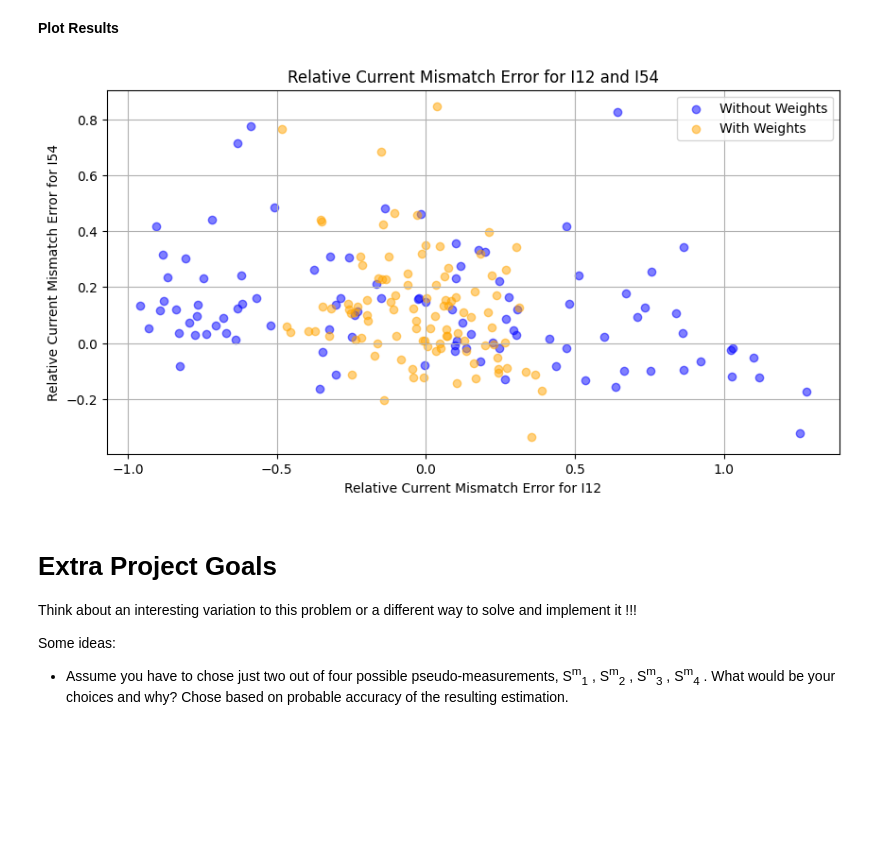
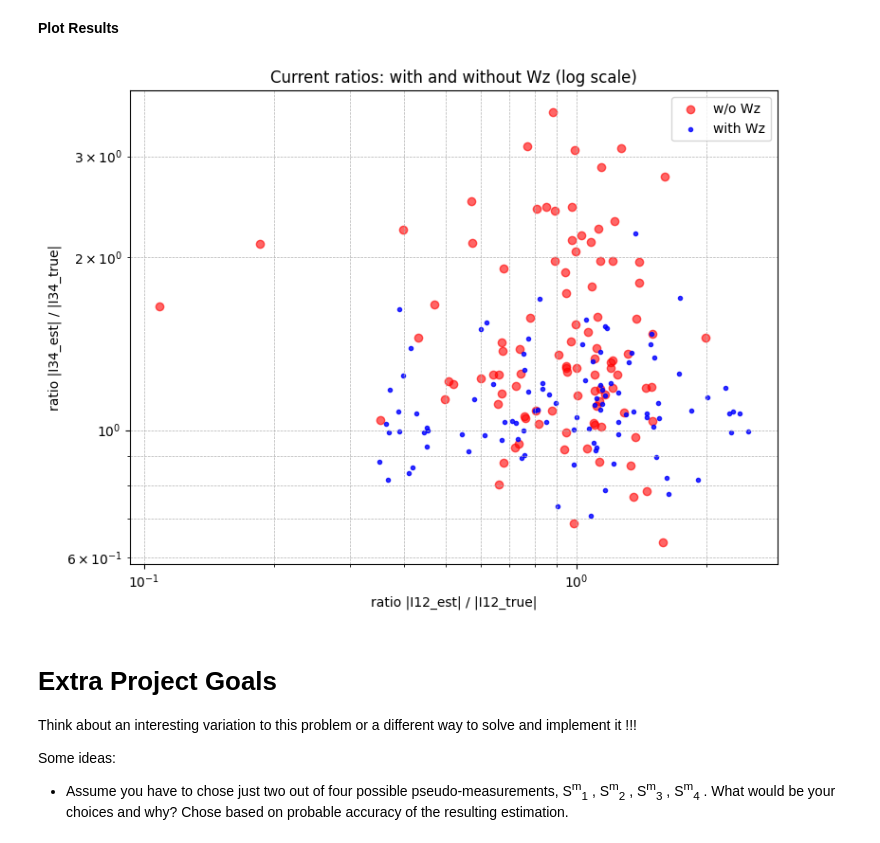
Before and after one commit to matildeaugusto/ADRI, a Jupyter notebook: 3/Class3_Students.ipynb, the cells around one changed output. Drawn from its saved outputs; the diff is of its cells as text; code cells hidden in the pictures; blank space fills up the shorter version.

```diff
--- a/3/Class3_Students.ipynb
+++ b/3/Class3_Students.ipynb
@@ -172,14 +172,15 @@ Hx0s[2,1] = 1
 Hx0s[3,3] = 1
 
 # print matrix Hx, but if 0, print 0 instead of 0+ 0j
-print("\nThe matrix Hx is:", Hx0s, "\n")
+print("\nThe matrix Hx is:\n", Hx0s, "\n")
 
 #State Variables (x) - These variables are the estimated voltages (V1; V2; V4; V5)
 x0=np.zeros((4), dtype=complex)
 x_states = ["V1", "V2", "V4", "V5"]
 
 # Least squares estimation of the voltages without noise
-x0=np.dot(np.linalg.inv(Hx0s.T.dot(Hx0s)),Hx0s.T.dot(z0s))
+#x0=np.dot(np.linalg.inv(Hx0s.T.dot(Hx0s)),Hx0s.T.dot(z0s))
+x0 = np.linalg.inv(Hx0s.conj().T @ Hx0s) @ (Hx0s.conj().T @ z0s)
 
 x0_show = np.round(x0, 4)
 
@@ -477,18 +545,35 @@ V5: 0.12595093383563744
 # %%
 # Current mismatch error graphics
 
-# Plot of relative current mismatch error for I12 and I54 scatter plot
-plt.figure(figsize=(10, 5))
-plt.scatter(ei12a1, ei54a1, color='blue', label='Without Weights', alpha=0.5)
-plt.scatter(ei12a2, ei54a2, color='orange', label='With Weights', alpha=0.5)
-plt.title('Relative Current Mismatch Error for I12 and I54')
-plt.xlabel('Relative Current Mismatch Error for I12')
-plt.ylabel('Relative Current Mismatch Error for I54')
+# # Plot of relative current mismatch error for I12 and I54 scatter plot
+# plt.figure(figsize=(10, 5))
+# plt.scatter(ei12a1, ei54a1, color='blue', label='Without Weights', alpha=0.5)
+# plt.scatter(ei12a2, ei54a2, color='orange', label='With Weights', alpha=0.5)
+# plt.title('Relative Current Mismatch Error for I12 and I54')
+# plt.xlabel('Relative Current Mismatch Error for I12')
+# plt.ylabel('Relative Current Mismatch Error for I54')
+# plt.legend()
+# plt.grid()
+# plt.show()
+
+
+plt.figure(figsize=(8,6))
+
+plt.scatter(ei12a1, ei54a1, color='red', marker='o', alpha=0.6, label='w/o Wz')
+plt.scatter(ei12a2, ei54a2, color='blue', marker='.', alpha=0.8, label='with Wz')
+
+plt.xscale('log')
+plt.yscale('log')
+
+plt.xlabel('ratio |I12_est| / |I12_true|')
+plt.ylabel('ratio |I34_est| / |I34_true|')
+plt.title('Current ratios: with and without Wz (log scale)')
+plt.grid(True, which='both', linestyle='--', linewidth=0.5)
 plt.legend()
-plt.grid()
+plt.tight_layout()
 plt.show()
 # %% [output]
-[figure, old version]
+[figure, new version]
 # %% [markdown]
 # Extra Project Goals
 Think about an interesting variation to this problem or a different way to solve and implement it !!!
```
Also changed, not shown: parts of 4 cells of this notebook.
